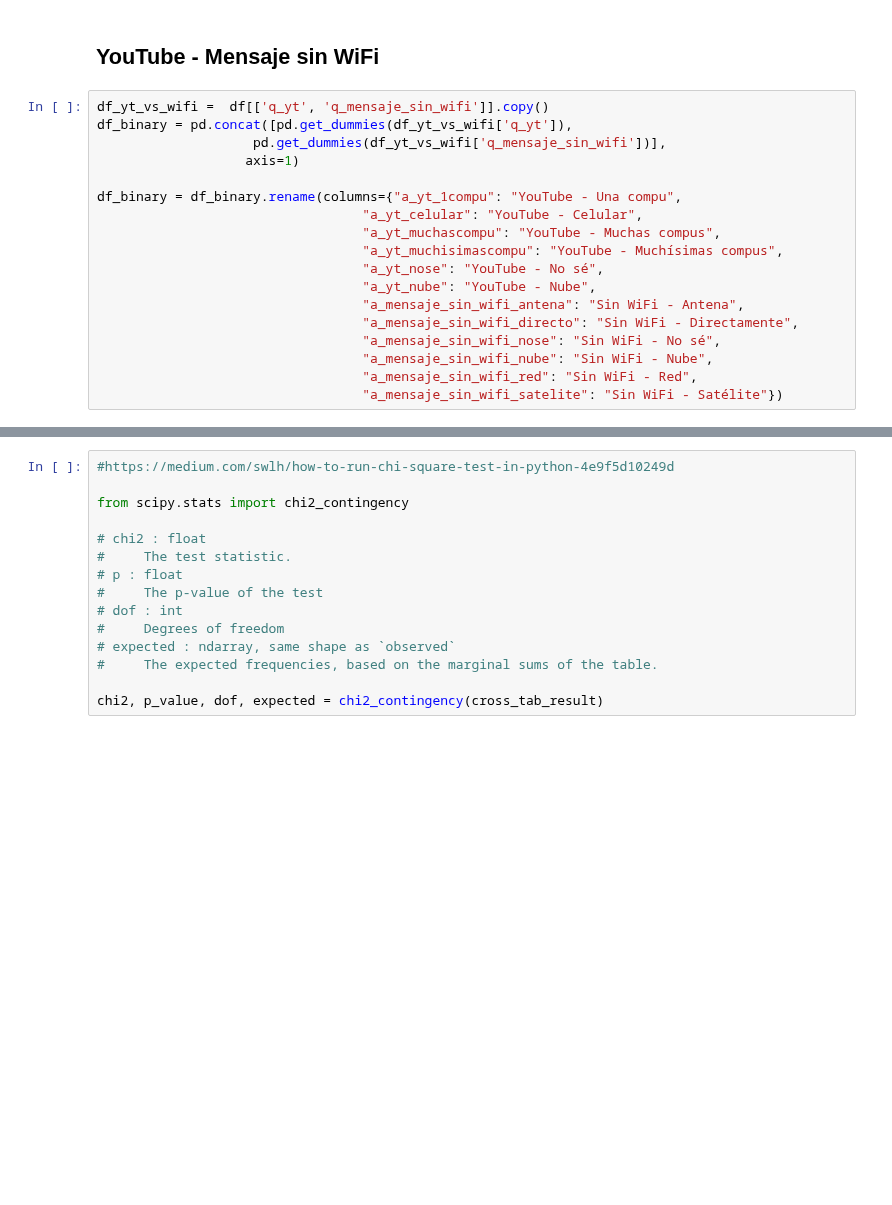
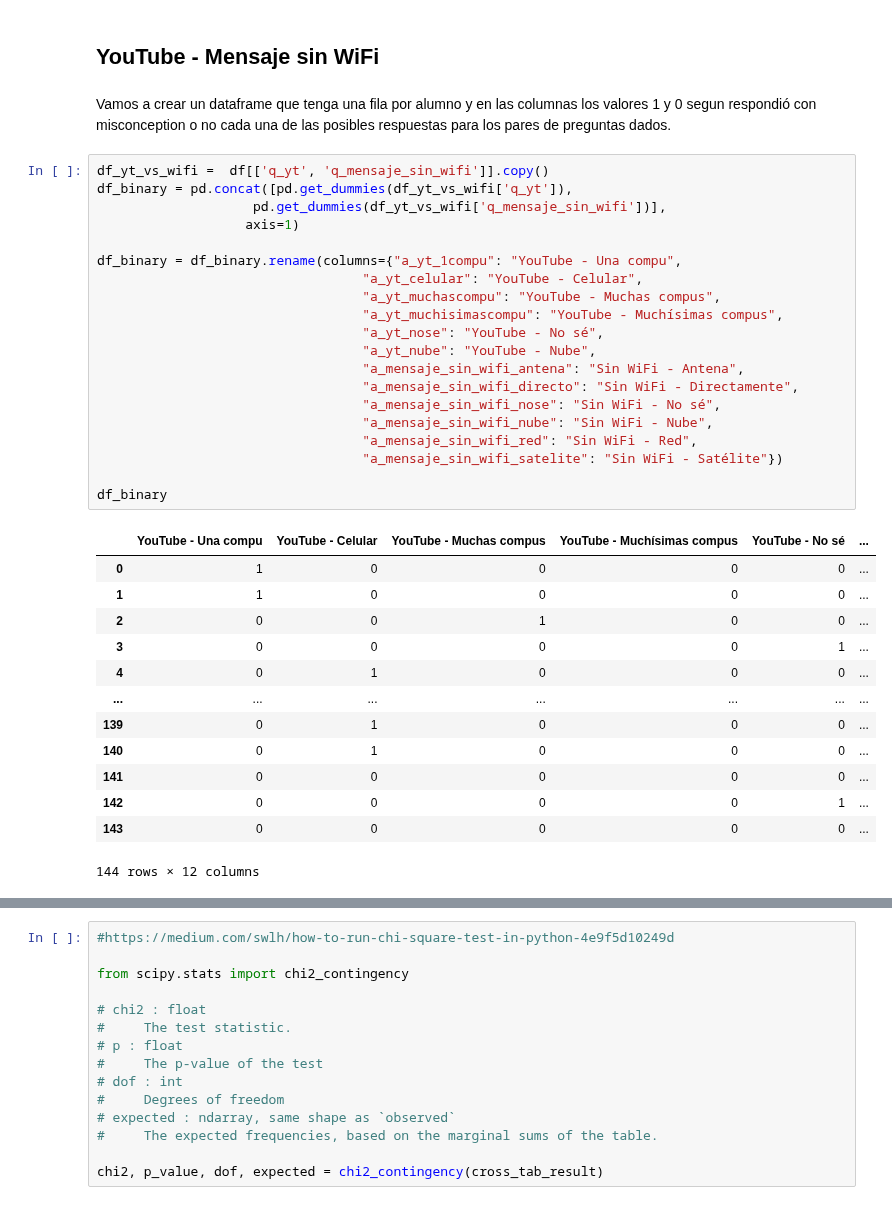
Before and after one commit to luparral/misconceptions, a Jupyter notebook: notebooks/Relación entre respuestas.ipynb, the cells around one changed output, grey strips where cells are left out. Saved outputs shown, nothing was run; the diff lists cells and outputs as text; blank space fills up the shorter version.

```diff
--- a/notebooks/Relación entre respuestas.ipynb
+++ b/notebooks/Relación entre respuestas.ipynb
@@ -53,24 +67,42 @@ df['misconception_gratuidad'] = np.where((df['q_gratuidad']=='a_gratuidad_public
 df['misconception_gratuidad2'] = df.apply(lambda x: classify_answers(x, q='q_gratuidad', a1='a_gratuidad_publicidades', a2='a_gratuidad_nose'), axis=1)
 # %% [markdown]
 ## YouTube - Mensaje sin WiFi
+# %% [markdown]
+Vamos a crear un dataframe que tenga una fila por alumno y en las columnas los valores 1 y 0 segun respondió con misconception o no cada una de las posibles respuestas para los pares de preguntas dados.
 # %%
 df_yt_vs_wifi =  df[['q_yt', 'q_mensaje_sin_wifi']].copy()
 df_binary = pd.concat([pd.get_dummies(df_yt_vs_wifi['q_yt']),
                     pd.get_dummies(df_yt_vs_wifi['q_mensaje_sin_wifi'])],
                    axis=1)
 
 df_binary = df_binary.rename(columns={"a_yt_1compu": "YouTube - Una compu",
                                   "a_yt_celular": "YouTube - Celular",
                                   "a_yt_muchascompu": "YouTube - Muchas compus",
                                   "a_yt_muchisimascompu": "YouTube - Muchísimas compus",
                                   "a_yt_nose": "YouTube - No sé",
                                   "a_yt_nube": "YouTube - Nube",
                                   "a_mensaje_sin_wifi_antena": "Sin WiFi - Antena",
                                   "a_mensaje_sin_wifi_directo": "Sin WiFi - Directamente",
                                   "a_mensaje_sin_wifi_nose": "Sin WiFi - No sé",
                                   "a_mensaje_sin_wifi_nube": "Sin WiFi - Nube",
                                   "a_mensaje_sin_wifi_red": "Sin WiFi - Red",
                                   "a_mensaje_sin_wifi_satelite": "Sin WiFi - Satélite"})
+
+df_binary
+# %% [output]
+|  | YouTube - Una compu | YouTube - Celular | YouTube - Muchas compus | YouTube - Muchísimas compus | YouTube - No sé | ... |
+| 0 | 1 | 0 | 0 | 0 | 0 | ... |
+| 1 | 1 | 0 | 0 | 0 | 0 | ... |
+| 2 | 0 | 0 | 1 | 0 | 0 | ... |
+| 3 | 0 | 0 | 0 | 0 | 1 | ... |
+| 4 | 0 | 1 | 0 | 0 | 0 | ... |
+| ... | ... | ... | ... | ... | ... | ... |
+| 139 | 0 | 1 | 0 | 0 | 0 | ... |
+| 140 | 0 | 1 | 0 | 0 | 0 | ... |
+| 141 | 0 | 0 | 0 | 0 | 0 | ... |
+| 142 | 0 | 0 | 0 | 0 | 1 | ... |
+| 143 | 0 | 0 | 0 | 0 | 0 | ... |
+144 rows × 12 columns
 # %%
 svm = sns.heatmap(df_binary.corr().iloc[:6,6:], cmap='RdBu_r', vmax=1, vmin=-1, annot=True, annot_kws={"size":12});
 plt.xticks(fontsize=12);
```
Also changed, not shown: parts of 50 cells of this notebook, 34 other files.
